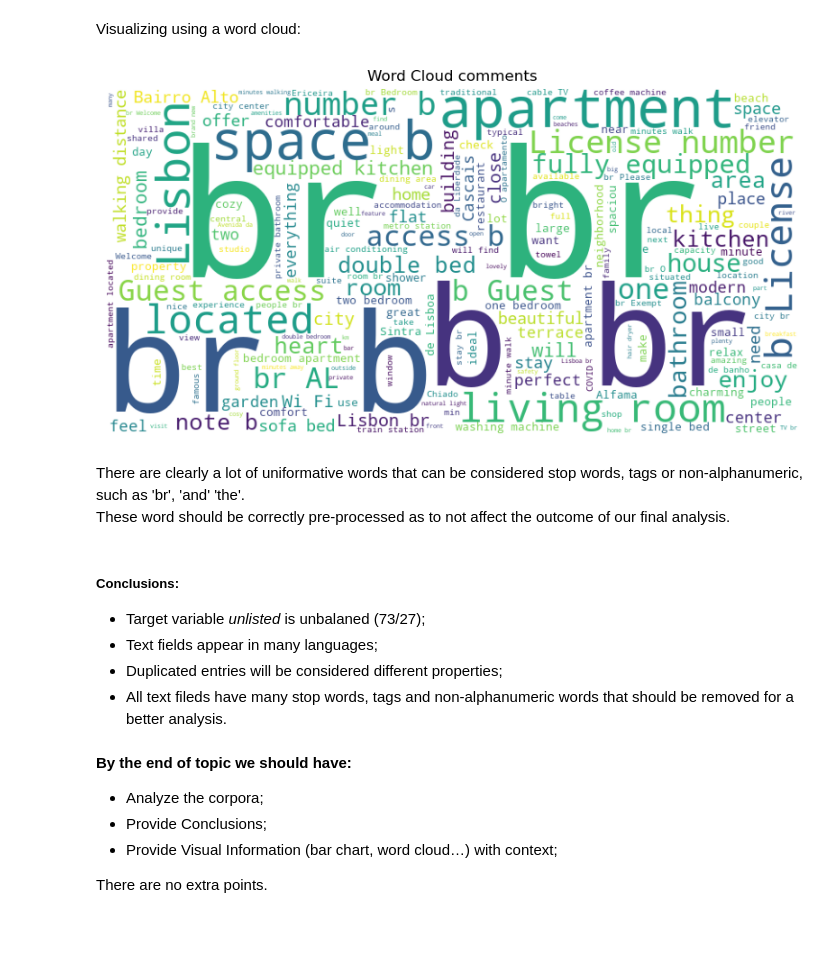
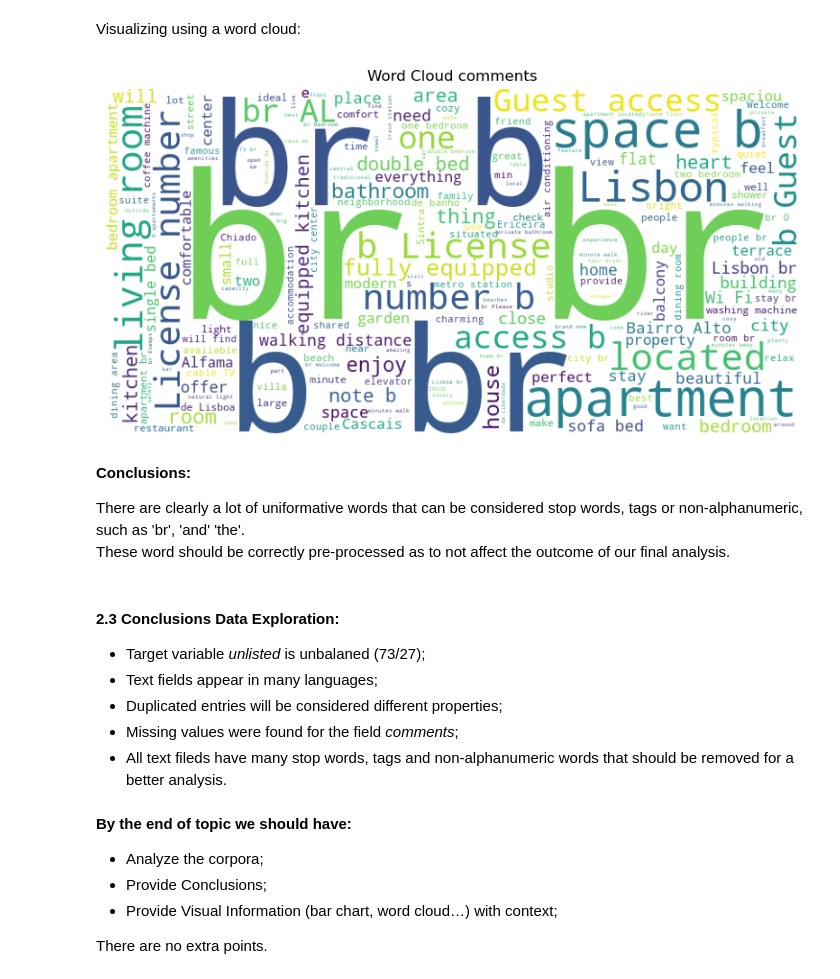
Before and after one commit to sofiacper/TM_Project, a Jupyter notebook: Project_1.ipynb, the cells around one changed output. Saved outputs shown, nothing was run; the diff lists cells and outputs as text; code cells hidden in the pictures; blank space fills up the shorter version.

```diff
--- a/Project_1.ipynb
+++ b/Project_1.ipynb
@@ -485,3 +573,7 @@ all_words_rev= ' '.join(airbnb_df_train_reviews['comments']).split()
+# %%
+#The problem occurs because I have missing values, so let's no consider them
+comments_without_missing = airbnb_df_train_reviews['comments'].dropna()
+all_words_rev = ' '.join(comments_without_missing).split()
 # %%
 freq_rev = pd.Series(all_words_rev).value_counts() #see frequency of words
 # %% [markdown]
@@ -524,27 +616,30 @@ plt.show()
 Visualizing using a word cloud:
 # %%
 # Joining all the comments into a single string
-all_reviews_rev = ' '.join(airbnb_df_train_reviews['comments'])
+all_reviews_rev = ' '.join(comments_without_missing)
 
 # Create WordCloud object
 wordcloud_descr = WordCloud(width=800, height=400, background_color="white").generate(all_reviews_descr)
 
 #Plotting the word cloud
 plt.figure(figsize=(10, 5))
 plt.imshow(wordcloud_descr)
 plt.axis("off")
 plt.title('Word Cloud comments')
 plt.show()
 # %% [output]
-[figure, old version]
+[figure, new version]
 # %% [markdown]
+**Conclusions:**
+
 There are clearly a lot of uniformative words that can be considered stop words, tags or non-alphanumeric, such as 'br', 'and' 'the'.\
 These word should be correctly pre-processed as to not affect the outcome of our final analysis.
 # %% [markdown]
-##### **Conclusions:**
+#### **2.3 Conclusions Data Exploration:**
 - Target variable *unlisted* is unbalaned (73/27);
 - Text fields appear in many languages;
 - Duplicated entries will be considered different properties;
+- Missing values were found for the field *comments*;
 - All text fileds have many stop words, tags and non-alphanumeric words that should be removed for a better analysis.
 # %% [markdown]
 **By the end of topic we should have:**
```
Also changed, not shown: parts of 102 cells of this notebook, 1 other file.
